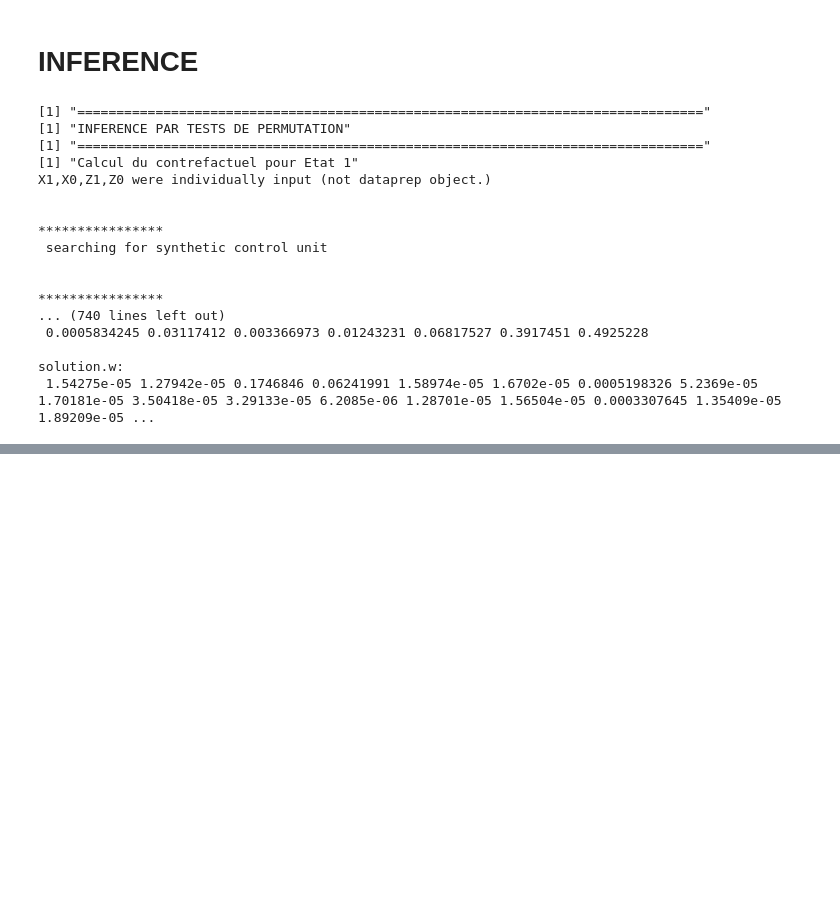
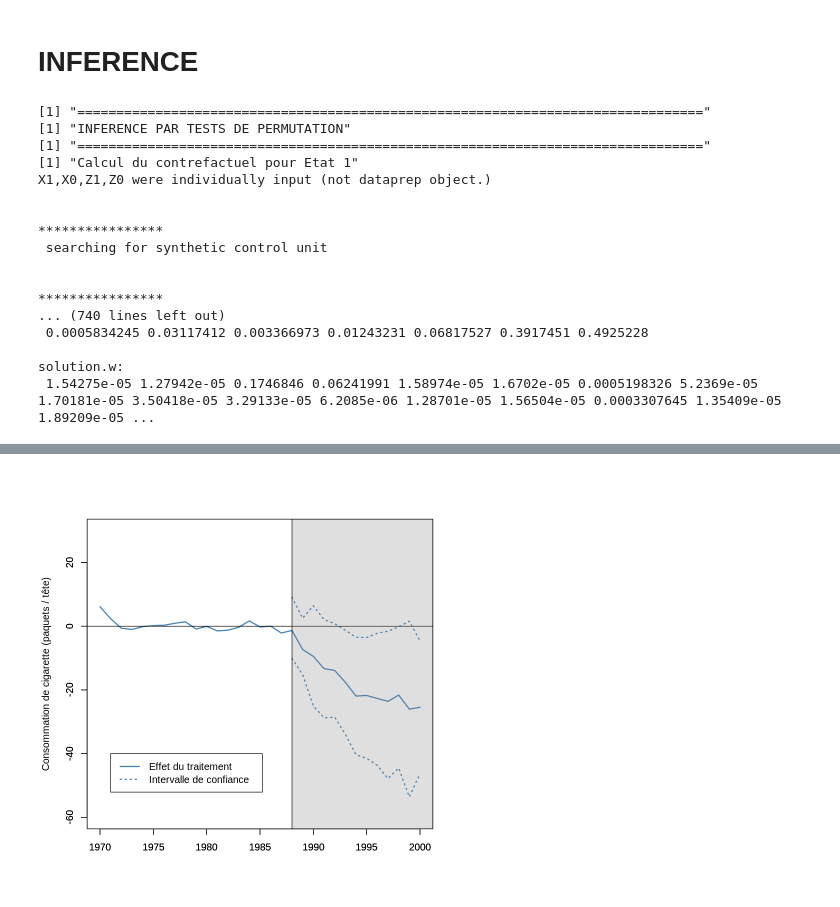
Before and after one commit to jeremylhour/ml_econometrie, a Jupyter notebook: controle_synthetique/controle_synthetique_exemple.ipynb, the cells around one changed output, grey strips where cells are left out. Cells and saved outputs as stored; diff of their text form; code cells hidden in the pictures; blank space fills up the shorter version.

Commit message:
controle synthetique -- intervalle de confiance

```diff
--- a/controle_synthetique/controle_synthetique_exemple.ipynb
+++ b/controle_synthetique/controle_synthetique_exemple.ipynb
@@ -291,6 +298,7 @@ print(paste(rep("=", 80), collapse=""))
 
 # On fait comme si chaque Etat était traité
 contrefactuels = matrix(nrow=nrow(data), ncol=length(smokeNames))
+weights = matrix(nrow=nrow(data), ncol=nrow(data)-1)
 
 for(i in data[, "State_ID"]){
     print(paste('Calcul du contrefactuel pour Etat', i))
@@ -314,6 +322,7 @@ for(i in data[, "State_ID"]){
         print('Error for this state')
     } else {
     W = sol$solution.w
+    weights[i,] = W
     # Calcul du contrefactuel
     contrefactuels[i,] = t(as.matrix(data[data[, "State_ID"]!=i, smokeNames]))%*%W
     }
@@ -357,0 +391,17 @@ hist(testStats[,'MSPE_ratio'], breaks=38)
+# %%
+compute.pval <- function(data, t, Wsol, C){
+    #' @param data: the dataframe
+    #' @param t: the year
+    #' @param Wsol: the weights
+    #' @param C: the constant of the null hypothesis
+    outcome = paste0('SmokingCons', t)
+    theta.reshuffled = vector(length=nrow(data))
+    for(i in data[, "State_ID"]){
+        newOutcome = data[, outcome] + as.numeric(i!=3)*C*(data[, "State_ID"]==i)  - as.numeric(i!=3)*C*(data[, "State_ID"]==3)
+        theta.reshuffled[i] = newOutcome[data[, "State_ID"]==i] - newOutcome[data[, "State_ID"]!=i]%*%weights[i,]
+    }
+    theta.obs = theta.reshuffled[3]
+    p.val = mean(abs(theta.reshuffled - C) >= abs(theta.obs-C))
+    return(list(p.val=p.val,
+                theta.reshuffled=theta.reshuffled))
+}
@@ -357,0 +487,26 @@ hist(testStats[,'MSPE_ratio'], breaks=38)
+# %%
+# FIG 4
+TE = unlist(data[data[,"Treated"]==1, smokeNames] - t(as.matrix(data[data[,"Treated"]==0, smokeNames]))%*%W)
+
+treatmentInferencePlot = ts(cbind(confidenceInterval[,1], TE, confidenceInterval[,2]), start=c(1970), freq=1)
+
+plot(treatmentInferencePlot,
+     plot.type="single",
+     col=c("steelblue"),
+     lwd=2,
+     lty= c(3, 1, 3),
+     xlab="",
+     ylab="Consommation de cigarette (paquets / tête)",
+     ylim=c(-60,30))
+abline(h=0, lty=c(1))
+lim <- par("usr")
+rect(1988, lim[3], lim[2], lim[4], col = rgb(0.5,0.5,0.5,1/4))
+axis(1) ## add axes back
+axis(2)
+box()
+legend(1971,-40,
+       legend=c("Effet du traitement", "Intervalle de confiance"),
+       col=c("steelblue"), lwd=2,
+       lty=c(1,3))
+# %% [output]
+[figure, added]
```
Also changed, not shown: parts of 8 cells of this notebook.
